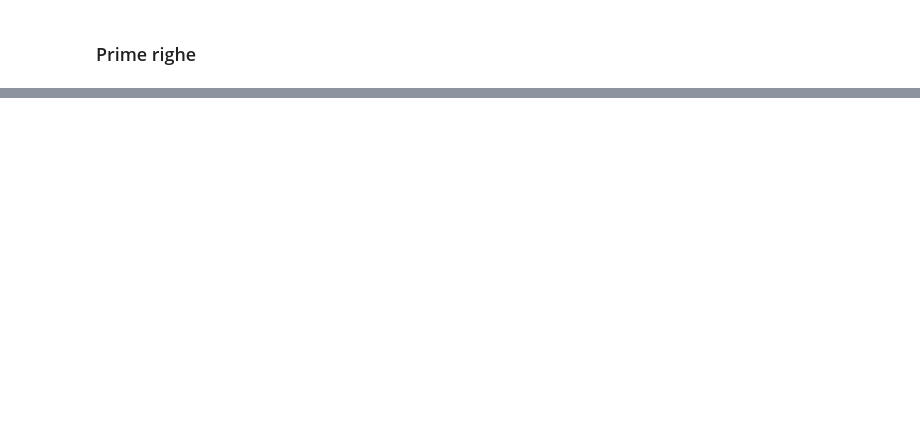
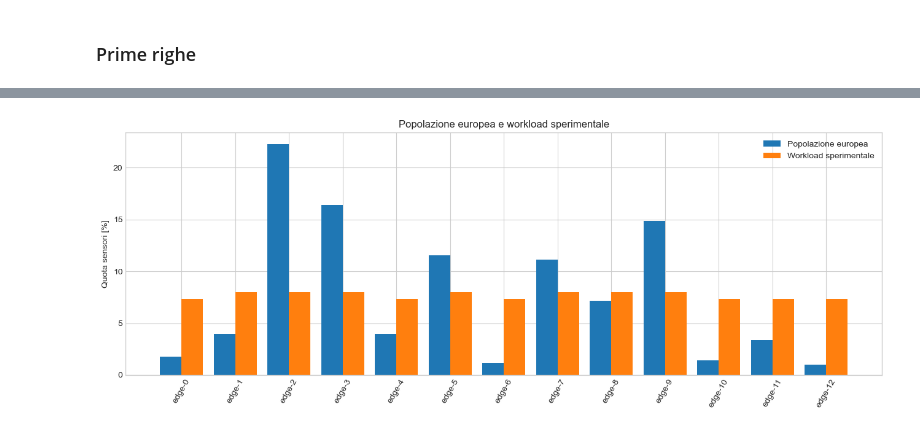
Before and after one commit to AleVassa00/continuum-simulator, a Jupyter notebook: notebooks/01_bme280_architecture_eda.ipynb, the cells around one changed output, grey strips where cells are left out. Saved outputs shown, nothing was run; the diff lists cells and outputs as text; code cells hidden in the pictures; blank space fills up the shorter version.

```diff
--- a/notebooks/01_bme280_architecture_eda.ipynb
+++ b/notebooks/01_bme280_architecture_eda.ipynb
@@ -1166,0 +1258,2 @@ materialized_sample.to_frame('valore')
+# %%
+EXPERIMENT_SENSOR_COUNT = 150
@@ -1166,0 +1554,42 @@ materialized_sample.to_frame('valore')
+# %%
+fig, ax = plt.subplots(figsize=(13, 5))
+
+positions = np.arange(
+    len(workload_by_edge)
+)
+
+width = 0.4
+
+
+ax.bar(
+    positions - width / 2,
+    workload_by_edge['population_share_pct'],
+    width,
+    label='Popolazione europea',
+)
+
+ax.bar(
+    positions + width / 2,
+    workload_by_edge['workload_share_pct'],
+    width,
+    label='Workload sperimentale',
+)
+
+
+ax.set_xticks(
+    positions,
+    workload_by_edge['edge_id'],
+    rotation=60,
+)
+
+ax.set(
+    ylabel='Quota sensori [%]',
+    title='Popolazione europea e workload sperimentale',
+)
+
+ax.legend()
+
+plt.tight_layout()
+plt.show()
+# %% [output]
+[figure, added]
```
Also changed, not shown: parts of 91 cells of this notebook, 15 other files.
